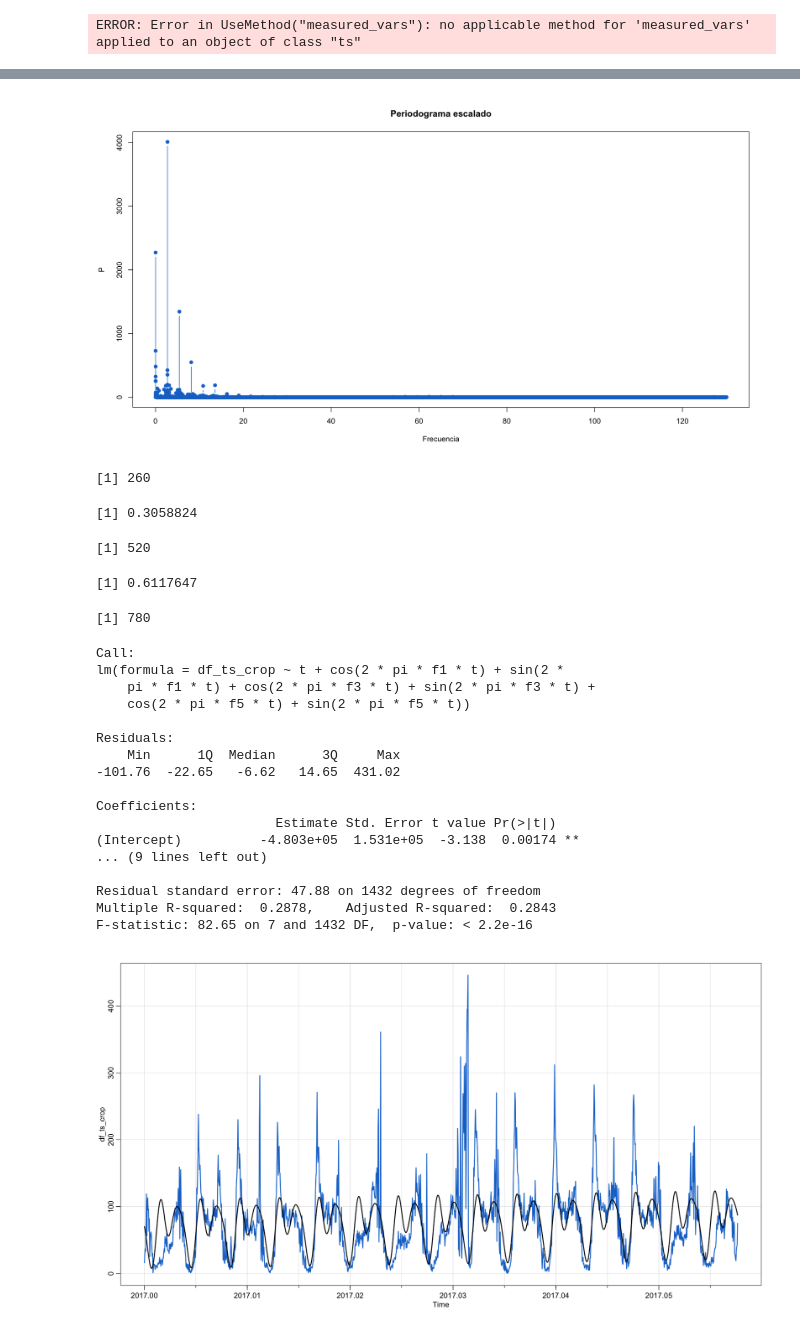
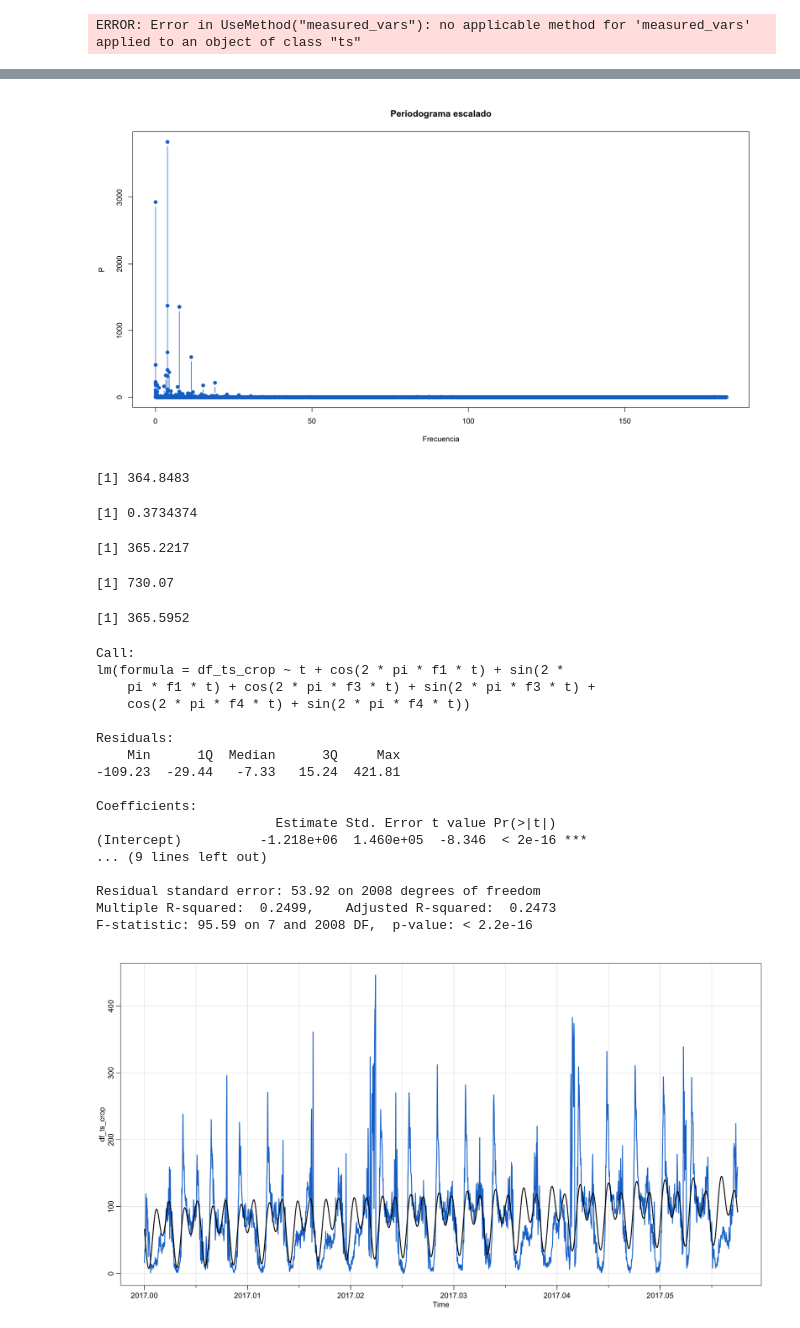
Before and after one commit to FelipeBastarrica/Obligatorio-Series-Temporales, a Jupyter notebook: Obligatorio_ST.ipynb, the cells around one changed output, grey strips where cells are left out. Saved outputs shown, nothing was run; the diff lists cells and outputs as text; code cells hidden in the pictures.

```diff
--- a/Obligatorio_ST.ipynb
+++ b/Obligatorio_ST.ipynb
@@ -23,14 +31,14 @@ options(repr.plot.width=15, repr.plot.height=8)
 
 # Carga de datos preprocesados - Son datos para la calle Sarmiento de rambla a
 # requena del 1-1-2017 al 31-12-2018 sumarizado en 3 detectores sin contar sabados y domingos.
-df <- read.csv("/Users/felipebastarricaboghossian/obligatorio-bastarrica-espindola/volumen_Sarmiento_15_2017_092019.csv", )
+df <- read.csv("./volumen_Sarmiento_15_2017_092019.csv", )
 # %%
 head(df)
 weekend_days = 0
 
 # Frecuencia de muestreo por 15 min
-freq = ((365-weekend_days)*24*60)/(3*5*52)
-
+freq = ((365-weekend_days)*24*60)/(3*5)
+freq_aux = ((365-weekend_days)*24*60)/(3*5*52)
 # Frecuencia por semana
 #freq = (365-weekend_days)/(5)
 freq
@@ -112,7 +110,7 @@ f = (0:(n/2-1))/n*freq/96 #Vector de frecuencias para hacer el gráfico (se mult
 #Ploteo del periodograma
 plot(f, P, type="b", xlab="Frecuencia", main="Periodograma escalado", col=4, lwd=1, pch=19)
 # %% [output]
-[figure, old version]
+[figure, new version]
 # %%
 # Primera frecuencia de mayor importancia
 f1 = f[which.max(P)]*samples_per_day
@@ -138,44 +136,44 @@ P[which.max(P)] = 0
 f5 = f[which.max(P)]*samples_per_day
 f5
 # %% [output]
-[1] 260
+[1] 364.8483
-[1] 0.3058824
+[1] 0.3734374
-[1] 520
+[1] 365.2217
-[1] 0.6117647
+[1] 730.07
-[1] 780
+[1] 365.5952
 # %%
 t = time(df_ts_crop)
 
 # Creación de fit con las 3 frecuencias halladas
-fit_df_ts_crop = lm(df_ts_crop ~ t + cos(2*pi*f1*t)+sin(2*pi*f1*t)+cos(2*pi*f3*t)+sin(2*pi*f3*t)+cos(2*pi*f5*t)+sin(2*pi*f5*t))
+fit_df_ts_crop = lm(df_ts_crop ~ t + cos(2*pi*f1*t)+sin(2*pi*f1*t)+cos(2*pi*f3*t)+sin(2*pi*f3*t)+cos(2*pi*f4*t)+sin(2*pi*f4*t))
 
 summary(fit_df_ts_crop)
 
 adjustment_fit_df_ts_crop = ts(fitted(fit_df_ts_crop), start=2017, freq=freq)
 tsplot(df_ts_crop, col=4, lwd=2)
 lines(adjustment_fit_df_ts_crop, lwd=2)
 
 # Residuals del ajuste
 residuals_fit = residuals(fit_df_ts_crop)
 # %% [output]
 Call:
 lm(formula = df_ts_crop ~ t + cos(2 * pi * f1 * t) + sin(2 *
     pi * f1 * t) + cos(2 * pi * f3 * t) + sin(2 * pi * f3 * t) +
-    cos(2 * pi * f5 * t) + sin(2 * pi * f5 * t))
+    cos(2 * pi * f4 * t) + sin(2 * pi * f4 * t))
 
 Residuals:
     Min      1Q  Median      3Q     Max
--101.76  -22.65   -6.62   14.65  431.02
+-109.23  -29.44   -7.33   15.24  421.81
 
 Coefficients:
                        Estimate Std. Error t value Pr(>|t|)
-(Intercept)          -4.803e+05  1.531e+05  -3.138  0.00174 **
+(Intercept)          -1.218e+06  1.460e+05  -8.346  < 2e-16 ***
 ... (9 lines left out)
 
-Residual standard error: 47.88 on 1432 degrees of freedom
-Multiple R-squared:  0.2878,    Adjusted R-squared:  0.2843
-F-statistic: 82.65 on 7 and 1432 DF,  p-value: < 2.2e-16
+Residual standard error: 53.92 on 2008 degrees of freedom
+Multiple R-squared:  0.2499,    Adjusted R-squared:  0.2473
+F-statistic: 95.59 on 7 and 2008 DF,  p-value: < 2.2e-16
-[figure, old version]
+[figure, new version]
 # %%
 acf(residuals_fit)
 # %% [output]
```
Also changed, not shown: parts of 13 cells of this notebook.
